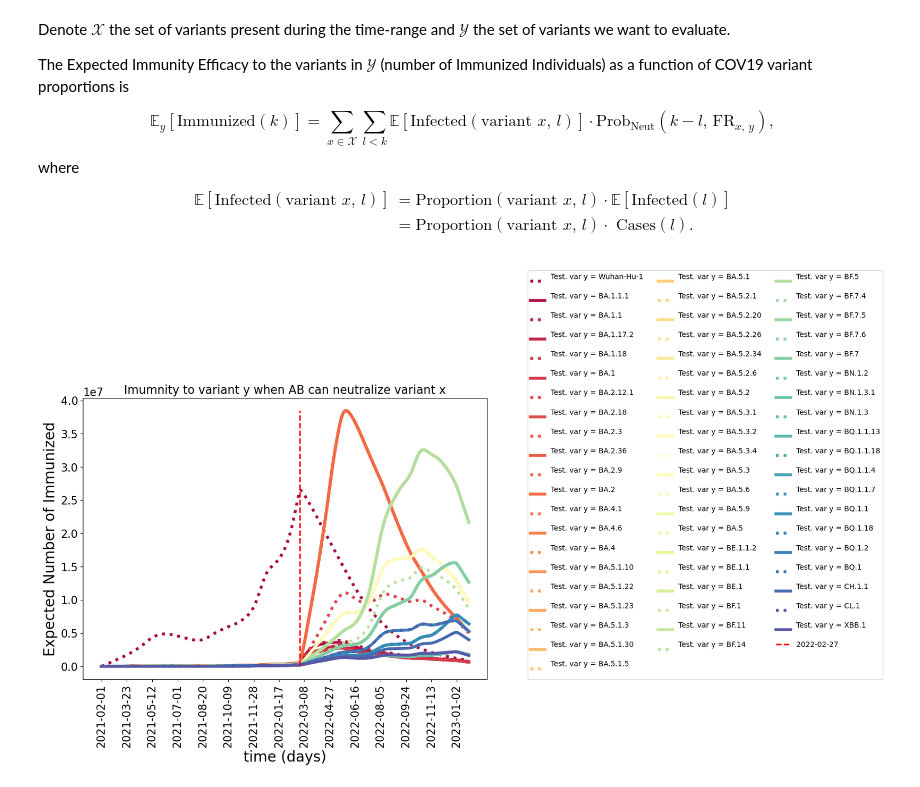
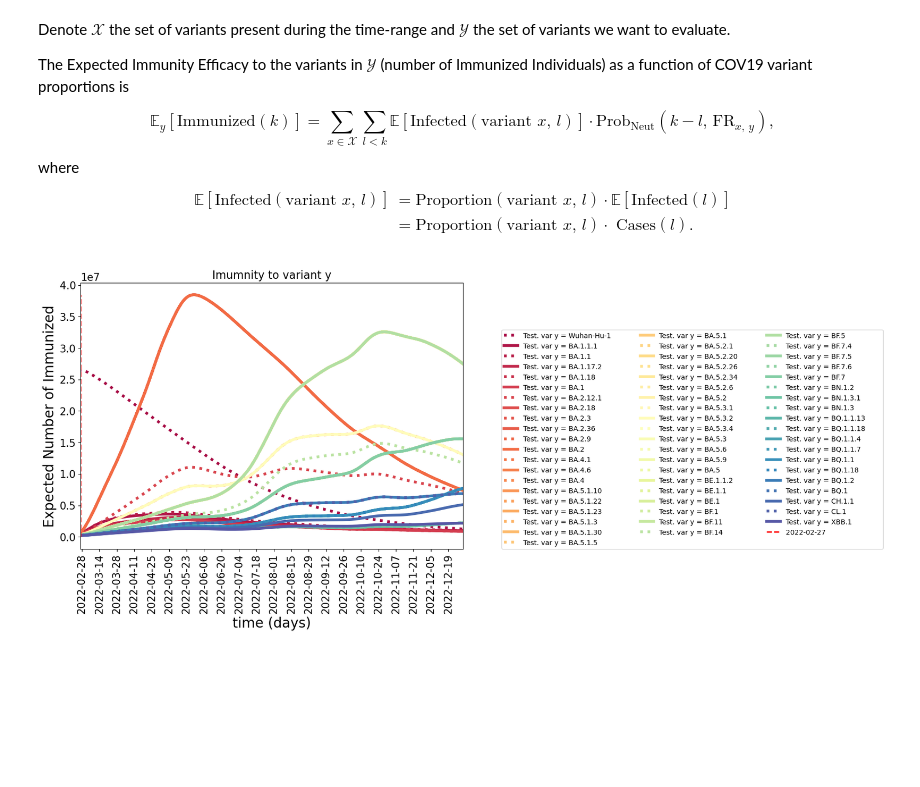
Before and after one commit to AlexiaNomena/Immune_Waning, a Jupyter notebook: Helper_new.ipynb, the cells around one changed output. Drawn from its saved outputs; the diff is of its cells as text; code cells hidden in the pictures; blank space fills up the shorter version.

```diff
--- a/Helper_new.ipynb
+++ b/Helper_new.ipynb
@@ -285,7 +293,7 @@ for y in range(len(variant_x_list)):
     """ Immunity Dynamics """
     variant = variant_x_list[y]
     variant_y_list = [variant] # variants observed during to whole time window
-    var_y_lab = "%s\n       "*len(variant_y_list)
+    var_y_lab = "%s       "*len(variant_y_list)
     var_y_all = var_y_lab%tuple(variant_y_list)
     labels.append("Test. var y = %s"%var_y_all)
     """
@@ -331,29 +339,36 @@ where
 & = \text{Proportion}(\text{variant } x,\, l) \cdot \text{ Cases}(l).
 \end{split}
 \end{equation}
-# %%
-""" Load and Plot pre-runned results """
-IM_Data = pd.read_csv("Data/Expected_Immunized.csv")
-IM_Data.drop(columns = "Unnamed: 0", inplace = True)
-Expected_Immunized_load = np.array(IM_Data.loc[:][:].values).T
-
-"""Plot Expected Immunity Efficacy, default png but add extension .pdf to save as pdf"""
-xysize = (15, 15) # size of xy ticks
-labsize = 20 # size of labels and legends
-figsize = (10, 7) # figure (width, height)
-xval = "time (days)" # name of variable on x axis
-yval = "Expected Number of Immunized" # name of variable on y axis
-fig, ax = Display(t, Expected_Immunized_load, is_log, labels,
-        figsize, xysize, labsize,
-        save_to = "Figures/IE_Projection.pdf",
-        xval = xval, yval = yval, linewidth = 4,
-                 palette = "Spectral",
-                  linestyle = [":", "-"]*int((len(labels)//2)+1))
-plt.title("Imumnity to variant y when AB can neutralize variant x", fontsize  = 16)
-per_day = 50
-plt.xticks(t[::per_day], t_ticks[::per_day], rotation = 90)
-ax.vlines(t[list(df['date']).index(mar2022)], ymin = 0, ymax = np.max(Expected_Immunized_load), linestyle = "--",linewidth = 2, color = "red", label = mar2022)
-plt.legend(fontsize = 10, loc = (1.1, 0.), ncol = 3)
-plt.show()
-# %% [output]
-[figure, removed]
+# %%
+""" Load and Plot pre-runned results """
+IM_Data = pd.read_csv("Data/Expected_Immunized.csv")
+IM_Data.drop(columns = "Unnamed: 0", inplace = True)
+Expected_Immunized_load = np.array(IM_Data.loc[:][:].values).T
+
+"""Plot Expected Immunity Efficacy, default png but add extension .pdf to save as pdf"""
+xysize = (15, 15) # size of xy ticks
+labsize = 20 # size of labels and legends
+figsize = (10, 7) # figure (width, height)
+xval = "time (days)" # name of variable on x axis
+yval = "Expected Number of Immunized" # name of variable on y axis
+
+"""Select variants to plot """
+variant_to_plot = variant_x_list# ["Wuhan-Hu-1", "BA.5.1.5", "BF.5"]
+index_var = np.array([variant_x_list.index(var_y) for var_y in variant_to_plot])
+
+fig, ax = Display(t, Expected_Immunized_load[index_var, :], is_log, np.array(labels)[index_var],
+        figsize, xysize, labsize,
+        save_to = "Figures/IE_Projection.pdf",
+        xval = xval, yval = yval, linewidth = 4,
+                 palette = "Spectral",
+                  linestyle = [":", "-"]*int((len(labels)//2)+1))
+plt.title("Imumnity to variant y", fontsize  = 16)
+per_day = 14
+plt.xticks(t[::per_day], t_ticks[::per_day], rotation = 90)
+ax.vlines(t[list(df['date']).index(mar2022)], ymin = 0, ymax = np.max(Expected_Immunized_load), linestyle = "--",linewidth = 2, color = "red", label = mar2022)
+plt.legend(fontsize = 10, loc = (1.1, 0.), ncol = 3)
+plt.xlim((t[where_first_day], t[where_last_day]))
+#plt.xlim((t[0], t[where_last_day]))
+plt.show()
+# %% [output]
+[figure, added]
```
Also changed, not shown: parts of 7 cells of this notebook, 4 other files.
